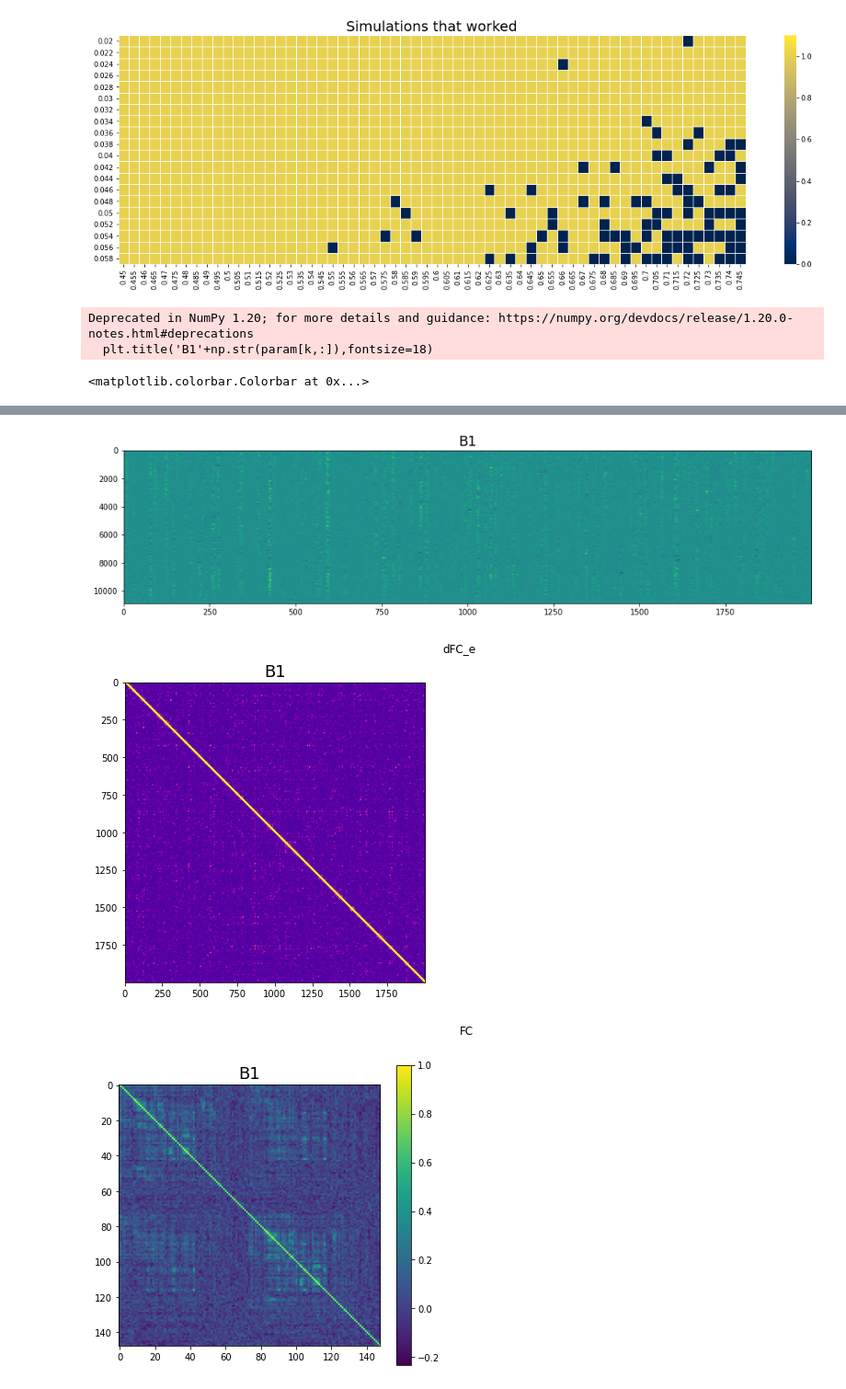
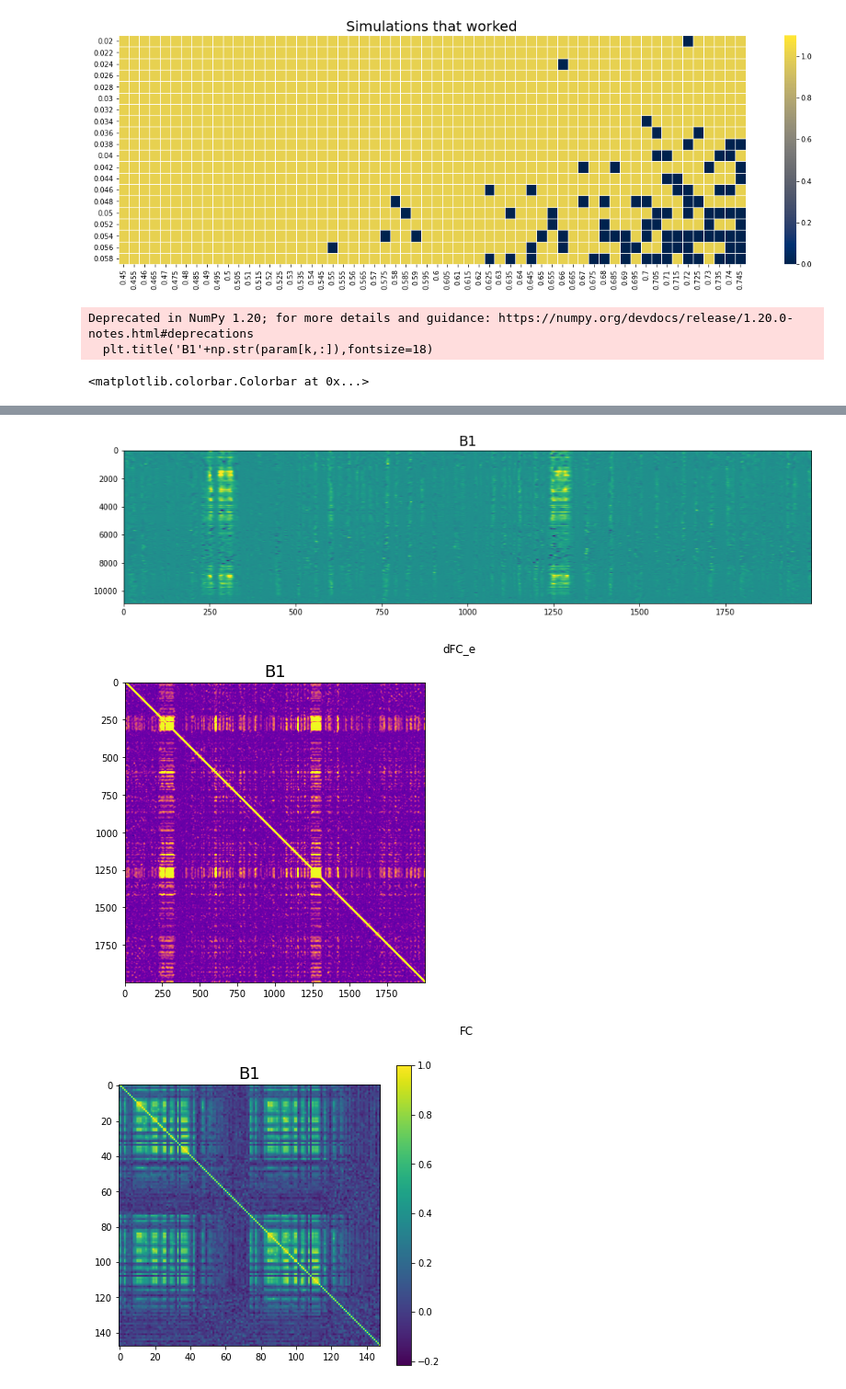
Before and after one commit to etienneguevel/etienne, a Jupyter notebook: notebooks/Study_simulations-Copy1.ipynb, the cells around one changed output, grey strips where cells are left out. Shown at 92% size. Cells and saved outputs as stored; diff of their text form; code cells hidden in the pictures.

```diff
--- a/notebooks/Study_simulations-Copy1.ipynb
+++ b/notebooks/Study_simulations-Copy1.ipynb
@@ -9,0 +14,21 @@ from skbio.diversity.alpha import *
+# %%
+
+
+# Import the anatomical structural connectivity.
+pathc='/home/etienne/data/connectivity/'
+A148_con = connectivity.Connectivity.from_file(pathc+'Allen_148.zip')
+nregions = len(A148_con.weights)     #number of regions
+A148_con.speed = np.asarray(np.inf)  #set the conduction speed
+np.fill_diagonal(A148_con.weights, 0.)
+A148_con.weights = A148_con.weights/np.max(A148_con.weights) #normalization
+A148_con.configure()
+A148_SC = A148_con.weights
+
+file_refs= nib.load(pathc + 'Vol_148_Allen.nii')
+
+A148= file_refs.get_fdata()
+
+# ROIs Labels
+with open(pathc+'region_labels.txt') as f:
+    content = f.readlines()   # remove whitespace characters like `\n` at the end of each line
+ROIs = [ix.strip() for ix in content]
@@ -81,3 +317,10 @@ path2='/home/etienne/data/dataXetien/'
 
 remove_roi=[55, 56, 57, 58, 59, 60, 61, 62, 63, 64, 65, 66, 67, 68, 69, 70, 71, 72, 73,
             129, 130,  131,  132,  133,  134,  135,  136,  137,  138,  139,  140, 141, 142, 143,144,145,146,147, 27, 101]
+# %%
+G=0.58
+N=0.038
+k=(np.where((param[:,0]==G)&(param[:,1]==N)))[0][0]
+B1=B[:,:,k]
+test=functional_hub(B1,nregions=8)
+regions.iloc[test,:]
@@ -128,8 +420,8 @@ ax=sns.heatmap(paramset.T,cmap='cividis',linewidths=.8,xticklabels=G_LIST,ytickl
 # %% [output]
 [figure]
 # %%
-G=0.625
-N=0.04
+G=0.58
+N=0.038
 k=(np.where((param[:,0]==G)&(param[:,1]==N)))[0][0]
 B1=B[:,:,k]
 plt.figure(figsize=(20,12))
@@ -164,3 +456,3 @@ Deprecated in NumPy 1.20; for more details and guidance: https://numpy.org/devdo
-[figure, old version]
+[figure, new version]
-[figure, old version]
+[figure, new version]
-[figure, old version]
+[figure, new version]
```
Also changed, not shown: parts of 20 cells of this notebook, 12 other files.
